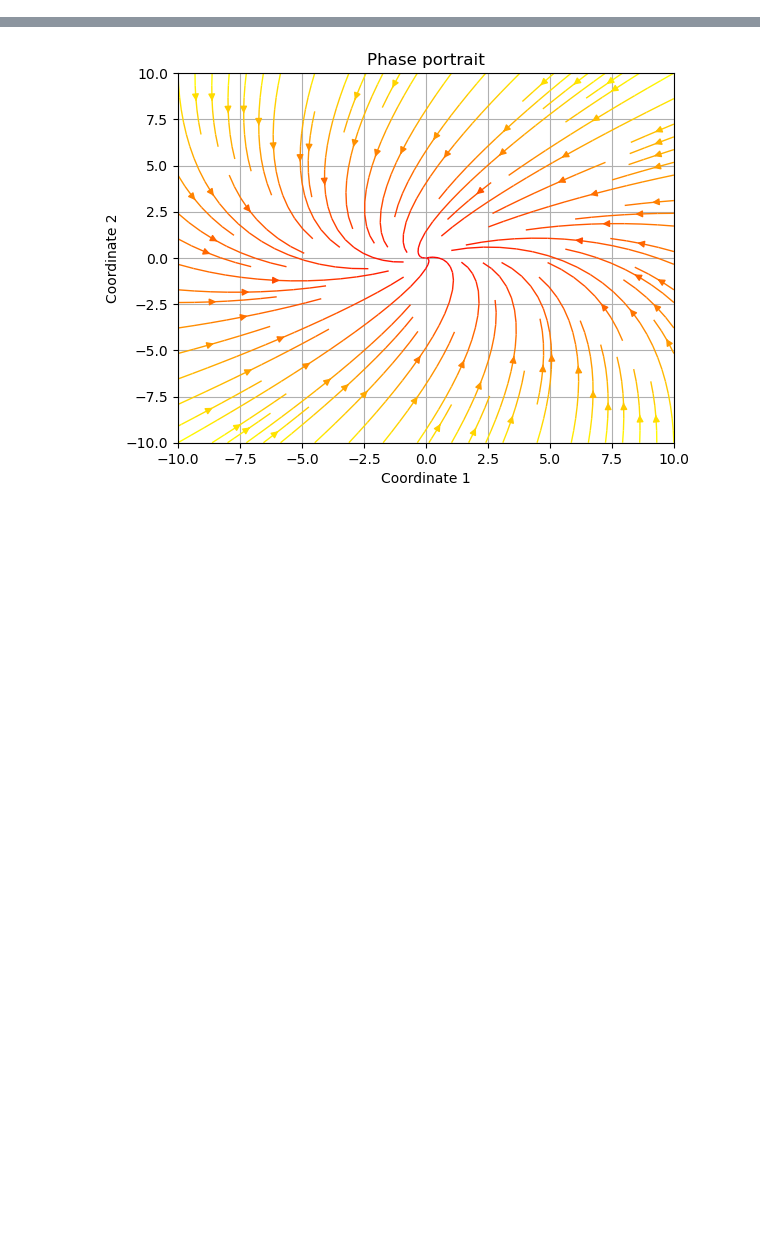
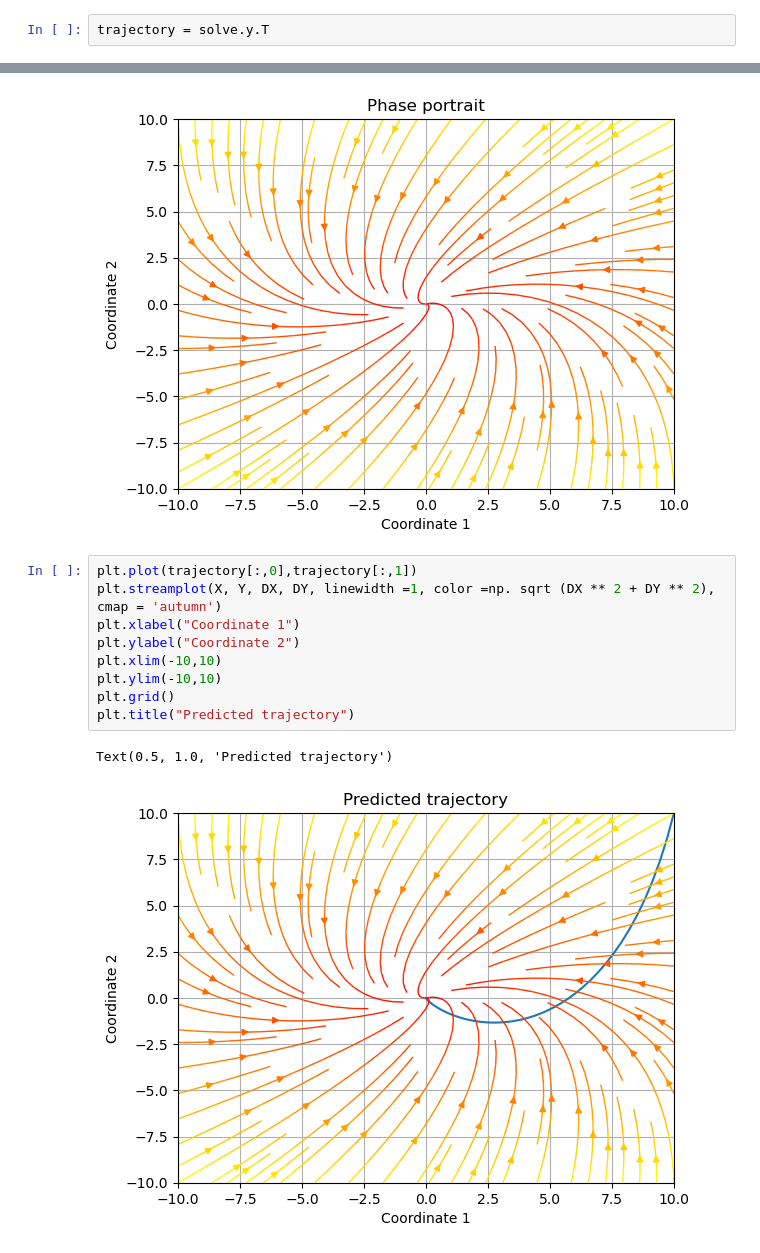
Before and after one commit to Augustin690/learning-dynamical-systems, a Jupyter notebook: src/part1/task2.ipynb, the cells around one changed output, grey strips where cells are left out. Drawn from its saved outputs; the diff is of its cells as text; blank space fills up the shorter version.

```diff
--- a/src/part1/task2.ipynb
+++ b/src/part1/task2.ipynb
@@ -112,3 +106,5 @@ trajectory = trajectory
+# %%
+trajectory = solve.y.T
 # %%
 plt.plot(trajectory[:,0],trajectory[:,1])
 plt.xlabel("Coordinate 1")
@@ -210,3 +219,15 @@ plt.title("Phase portrait")
 # %% [output]
 Text(0.5, 1.0, 'Phase portrait')
 [figure]
+# %%
+plt.plot(trajectory[:,0],trajectory[:,1])
+plt.streamplot(X, Y, DX, DY, linewidth =1, color =np. sqrt (DX ** 2 + DY ** 2), cmap = 'autumn')
+plt.xlabel("Coordinate 1")
+plt.ylabel("Coordinate 2")
+plt.xlim(-10,10)
+plt.ylim(-10,10)
+plt.grid()
+plt.title("Predicted trajectory")
+# %% [output]
+Text(0.5, 1.0, 'Predicted trajectory')
+[figure, added]
```
Also changed, not shown: parts of 9 cells of this notebook, 1 other file.
